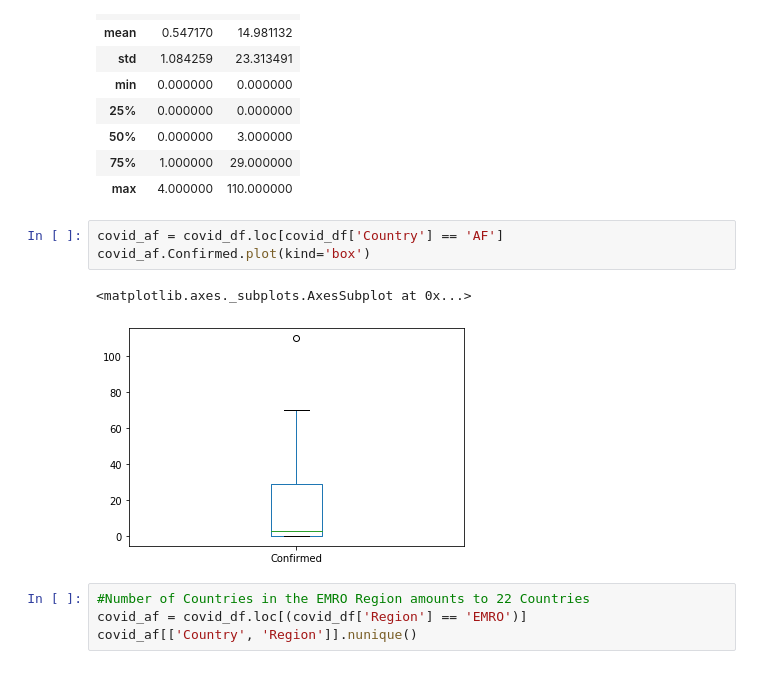
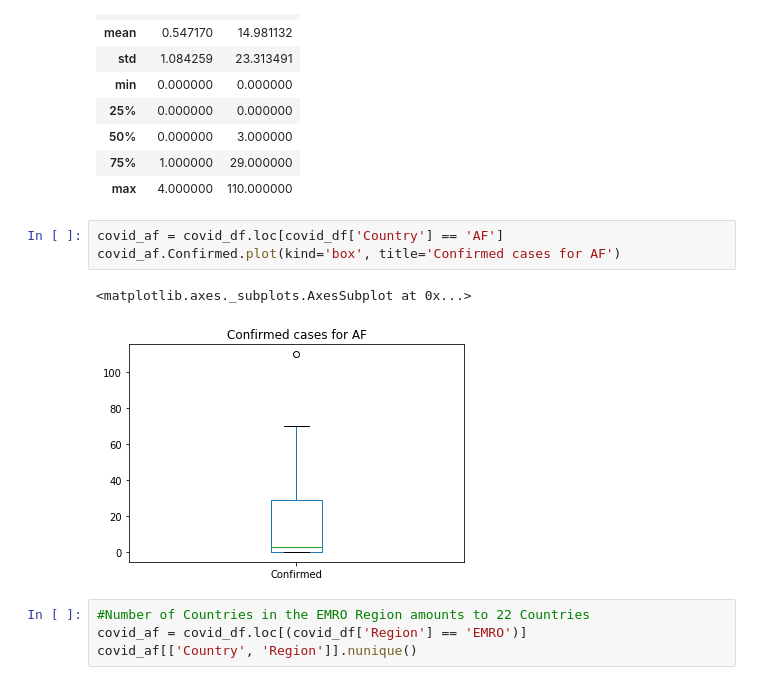
Before and after one commit to KwameDaniel/data_analysis, a Jupyter notebook: notebooks/experi_section_data_analysis.ipynb, the cells around one changed output. Saved outputs shown, nothing was run; the diff lists cells and outputs as text.

```diff
--- a/notebooks/experi_section_data_analysis.ipynb
+++ b/notebooks/experi_section_data_analysis.ipynb
@@ -68,10 +69,10 @@ covid_af[['Deaths','Confirmed']].describe()
 | max | 4.000000 | 110.000000 |
 # %%
 covid_af = covid_df.loc[covid_df['Country'] == 'AF']
-covid_af.Confirmed.plot(kind='box')
+covid_af.Confirmed.plot(kind='box', title='Confirmed cases for AF')
 # %% [output]
 <matplotlib.axes._subplots.AxesSubplot at 0x...>
-[figure, old version]
+[figure, new version]
 # %%
 #Number of Countries in the EMRO Region amounts to 22 Countries
 covid_af = covid_df.loc[(covid_df['Region'] == 'EMRO')]
```
Also changed, not shown: parts of 22 cells of this notebook.
